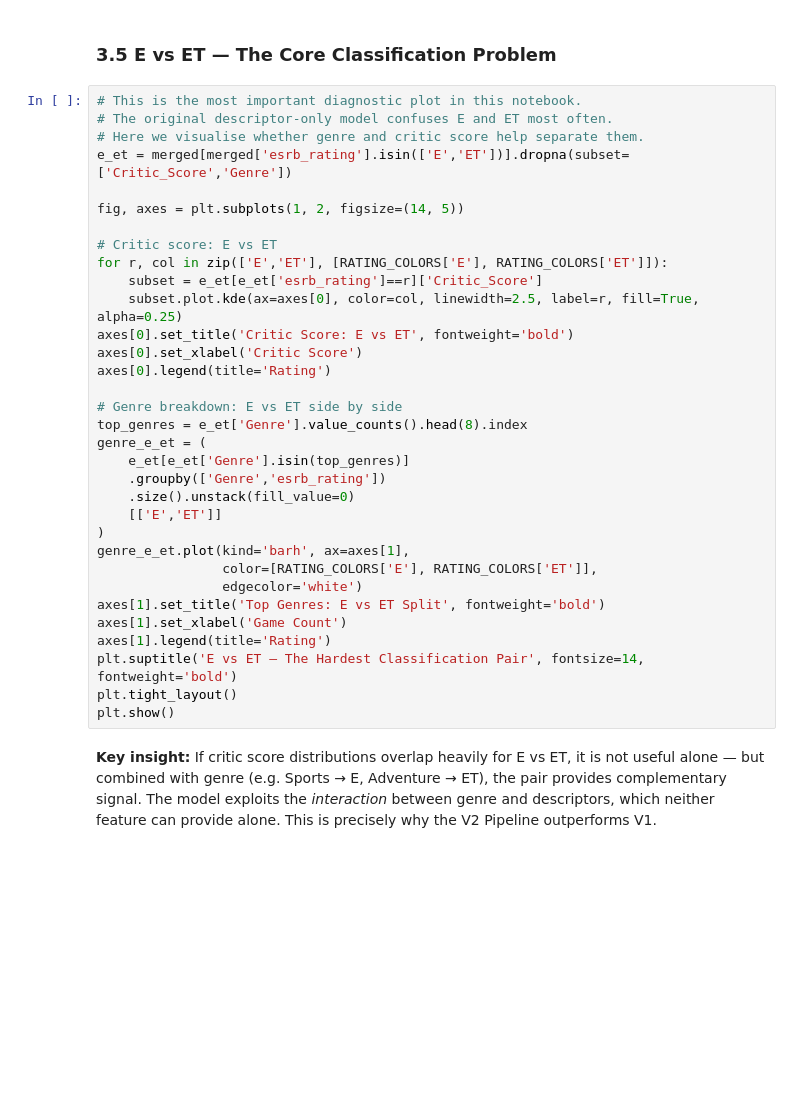
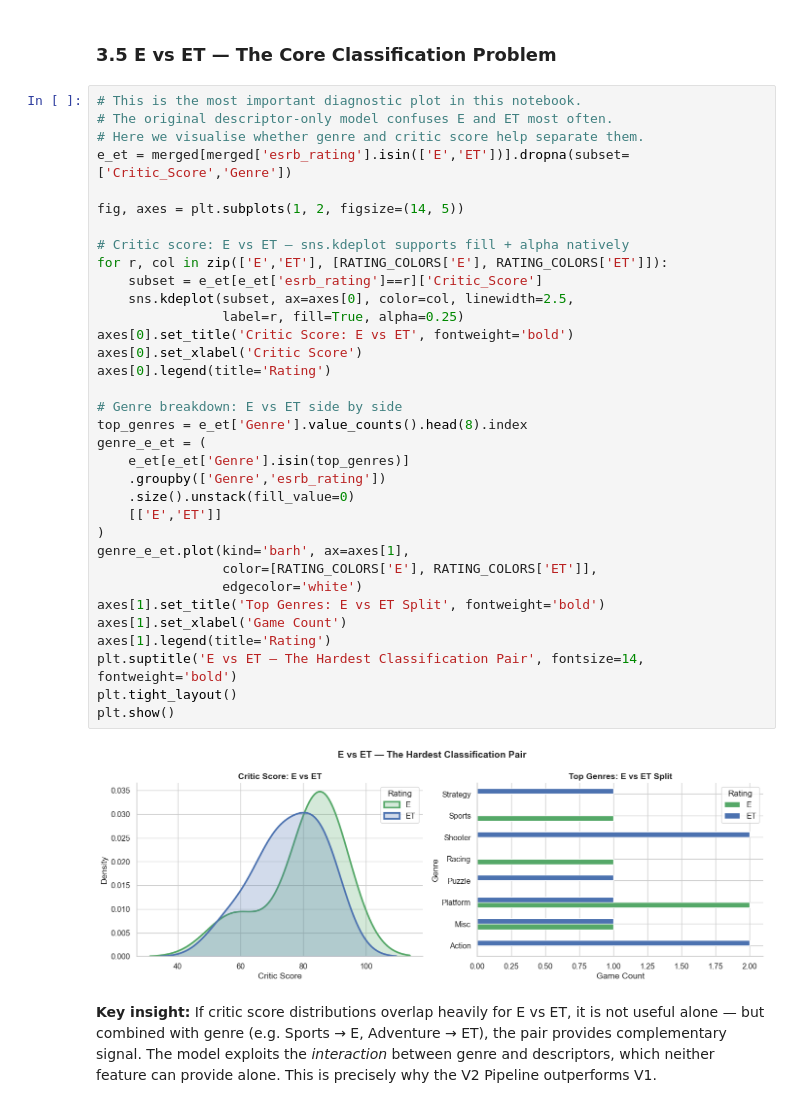
Before and after one commit to Villazer/Villa-Eliezer-O.-Project-for-CC105-, a Jupyter notebook: ESRB_Merged_Report(updated Juptyer).ipynb, the cells around one changed output. Drawn from its saved outputs; the diff is of its cells as text; blank space fills up the shorter version.

```diff
--- a/ESRB_Merged_Report(updated Juptyer).ipynb
+++ b/ESRB_Merged_Report(updated Juptyer).ipynb
@@ -315,35 +429,38 @@ print(matched_df.groupby('esrb_rating')['Critic_Score'].median().loc[RATING_ORDE
 # This is the most important diagnostic plot in this notebook.
 # The original descriptor-only model confuses E and ET most often.
 # Here we visualise whether genre and critic score help separate them.
 e_et = merged[merged['esrb_rating'].isin(['E','ET'])].dropna(subset=['Critic_Score','Genre'])
 
 fig, axes = plt.subplots(1, 2, figsize=(14, 5))
 
-# Critic score: E vs ET
+# Critic score: E vs ET — sns.kdeplot supports fill + alpha natively
 for r, col in zip(['E','ET'], [RATING_COLORS['E'], RATING_COLORS['ET']]):
     subset = e_et[e_et['esrb_rating']==r]['Critic_Score']
-    subset.plot.kde(ax=axes[0], color=col, linewidth=2.5, label=r, fill=True, alpha=0.25)
+    sns.kdeplot(subset, ax=axes[0], color=col, linewidth=2.5,
+                label=r, fill=True, alpha=0.25)
 axes[0].set_title('Critic Score: E vs ET', fontweight='bold')
 axes[0].set_xlabel('Critic Score')
 axes[0].legend(title='Rating')
 
 # Genre breakdown: E vs ET side by side
 top_genres = e_et['Genre'].value_counts().head(8).index
 genre_e_et = (
     e_et[e_et['Genre'].isin(top_genres)]
     .groupby(['Genre','esrb_rating'])
     .size().unstack(fill_value=0)
     [['E','ET']]
 )
 genre_e_et.plot(kind='barh', ax=axes[1],
                 color=[RATING_COLORS['E'], RATING_COLORS['ET']],
                 edgecolor='white')
 axes[1].set_title('Top Genres: E vs ET Split', fontweight='bold')
 axes[1].set_xlabel('Game Count')
 axes[1].legend(title='Rating')
 plt.suptitle('E vs ET — The Hardest Classification Pair', fontsize=14, fontweight='bold')
 plt.tight_layout()
 plt.show()
+# %% [output]
+[figure, added]
 # %% [markdown]
 **Key insight:** If critic score distributions overlap heavily for E vs ET, it is not useful
 alone — but combined with genre (e.g. Sports → E, Adventure → ET), the pair provides
```
Also changed, not shown: parts of 39 cells of this notebook.
